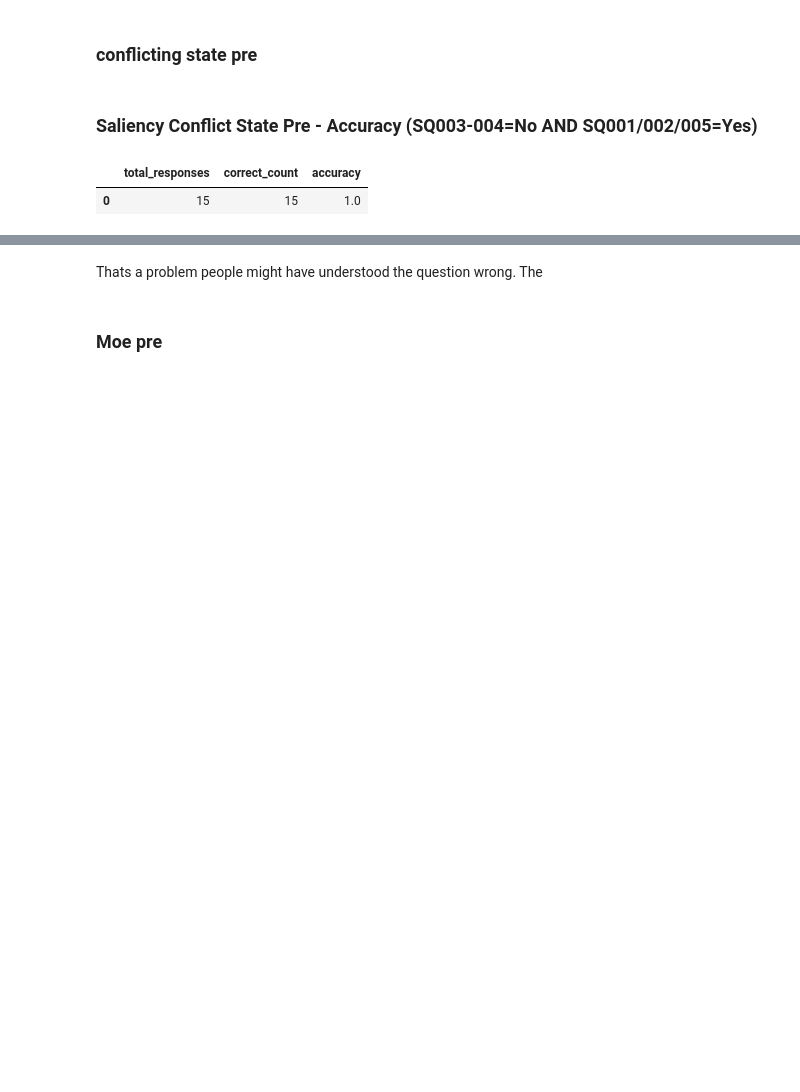
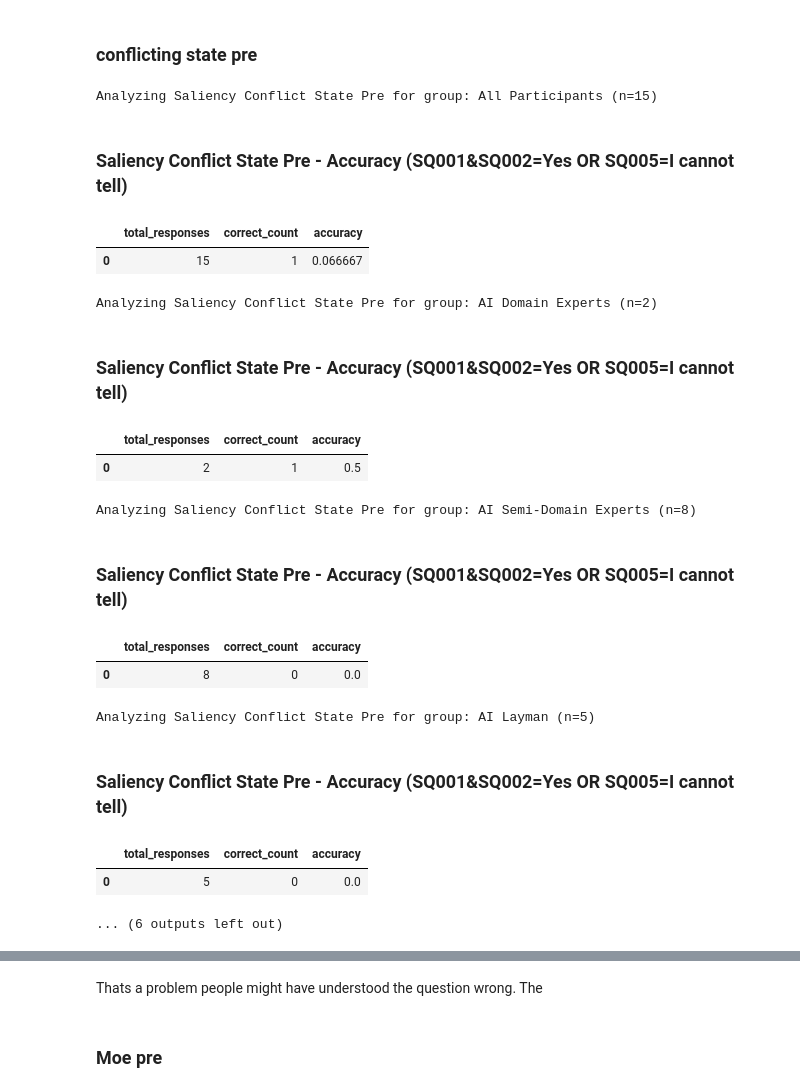
Before and after one commit to StefanHamm/surveyMasterThesis, a Jupyter notebook: survey_analysis.ipynb, the cells around one changed output, grey strips where cells are left out. Cells and saved outputs as stored; diff of their text form; code cells hidden in the pictures; blank space fills up the shorter version.

```diff
--- a/survey_analysis.ipynb
+++ b/survey_analysis.ipynb
@@ -146,3 +136,7 @@ groups = {
     "Aviation Semi-Domain Experts": AviationSemiDomainExperts,
     "Aviation Layman": AviationLayman,
 }
+
+# go over all groups if len == 0 remove them from the groups dict
+groups = {k: v for k, v in groups.items() if len(v) > 0}
+print("Groups after filtering empty ones:", list(groups.keys()))
@@ -830,9 +968,13 @@ def check_saliency_safe_state_pre(df, question_code):
         "accuracy": accuracy
     }])
 
-saliency_safe_state_pre_results = check_saliency_safe_state_pre(
-    df, question_pairs["mental_models"]["saliency_safe_state"]["pre"]
-)
-display(Markdown("### Saliency Safe State Pre - Accuracy (SQ001-005=No AND SQ006/007=Yes)"))
-display(saliency_safe_state_pre_results)
+
+for group_name, gdf in groups.items():
+    print(f"Analyzing Saliency Safe State Pre for group: {group_name} (n={len(gdf)})")
+
+    saliency_safe_state_pre_results = check_saliency_safe_state_pre(
+        gdf, question_pairs["mental_models"]["saliency_safe_state"]["pre"]
+    )
+    display(Markdown("### Saliency Safe State Pre - Accuracy (SQ001-005=No AND SQ006/007=Yes)"))
+    display(saliency_safe_state_pre_results)
 # %% [output]
@@ -842,55 +1018,69 @@ display(saliency_safe_state_pre_results)
 # %% [markdown]
 ### conflicting state pre
 # %%
-# There are subquestions SQ001 - SQ005 (Yes/No).
-# Correct pattern:
-# - SQ003 and SQ005 must be "No"
-# - At least one of SQ001 or SQ002 or SQ005 must be "Yes"
+# Correct if:
+# - SQ001 and SQ002 are both "Yes", OR
+# - SQ005 ("I cannot tell") is "Yes"
 
 def check_saliency_conflict_state_pre(df, question_code):
-    sq_main = [f"SQ{i:03d}" for i in range(3, 5)]   # aircraft 3..4
-    sq_valid = ["SQ001", "SQ002","SQ005"]
+    required_yes = [f"{question_code}[SQ001]", f"{question_code}[SQ002]"]
+    cannot_tell_col = f"{question_code}[SQ005]"
 
-    main_cols = [f"{question_code}[{sq}]" for sq in sq_main]
-    valid_cols = [f"{question_code}[{sq}]" for sq in sq_valid]
-    all_cols = main_cols + valid_cols
+    all_cols = required_yes + [cannot_tell_col]
+    existing_cols = [c for c in all_cols if c in df.columns]
 
-    existing_cols = [c for c in all_cols if c in df.columns]
     if not existing_cols:
         return pd.DataFrame([{
             "total_responses": 0,
             "correct_count": 0,
             "accuracy": np.nan
         }])
 
     data = df[existing_cols].apply(lambda s: s.astype(str).str.strip().str.lower())
 
-    # Respondent is counted if they answered at least one of these subquestions
     answered_any = df[existing_cols].notna().any(axis=1)
 
-    main_ok = data[main_cols].eq("no").all(axis=1)
-    valid_ok = data[valid_cols].eq("yes").any(axis=1)
+    both_yes = data[required_yes].eq("yes").all(axis=1)
+    cannot_tell = data[cannot_tell_col].eq("yes")
 
-    is_correct = answered_any & main_ok & valid_ok
+    is_correct = answered_any & (both_yes | cannot_tell)
 
     total_responses = int(answered_any.sum())
     correct_count = int(is_correct.sum())
     accuracy = correct_count / total_responses if total_responses > 0 else np.nan
 
     return pd.DataFrame([{
         "total_responses": total_responses,
         "correct_count": correct_count,
         "accuracy": accuracy
     }])
 
-saliency_conflict_state_pre_results = check_saliency_conflict_state_pre(
-    df, question_pairs["mental_models"]["saliency_conflict_state"]["pre"]
-)
-display(Markdown("### Saliency Conflict State Pre - Accuracy (SQ003-004=No AND SQ001/002/005=Yes)"))
-display(saliency_conflict_state_pre_results)
+
+for group_name, gdf in groups.items():
+    print(f"Analyzing Saliency Conflict State Pre for group: {group_name} (n={len(gdf)})")
+
+    saliency_conflict_state_pre_results = check_saliency_conflict_state_pre(
+        gdf, question_pairs["mental_models"]["saliency_conflict_state"]["pre"]
+    )
+    display(Markdown("### Saliency Conflict State Pre - Accuracy (SQ001&SQ002=Yes OR SQ005=I cannot tell)"))
+    display(saliency_conflict_state_pre_results)
 # %% [output]
+Analyzing Saliency Conflict State Pre for group: All Participants (n=15)
-### Saliency Conflict State Pre - Accuracy (SQ003-004=No AND SQ001/002/005=Yes)
+### Saliency Conflict State Pre - Accuracy (SQ001&SQ002=Yes OR SQ005=I cannot tell)
 |  | total_responses | correct_count | accuracy |
-| 0 | 15 | 15 | 1.0 |
+| 0 | 15 | 1 | 0.066667 |
+Analyzing Saliency Conflict State Pre for group: AI Domain Experts (n=2)
+### Saliency Conflict State Pre - Accuracy (SQ001&SQ002=Yes OR SQ005=I cannot tell)
+|  | total_responses | correct_count | accuracy |
+| 0 | 2 | 1 | 0.5 |
+Analyzing Saliency Conflict State Pre for group: AI Semi-Domain Experts (n=8)
+### Saliency Conflict State Pre - Accuracy (SQ001&SQ002=Yes OR SQ005=I cannot tell)
+|  | total_responses | correct_count | accuracy |
+| 0 | 8 | 0 | 0.0 |
+Analyzing Saliency Conflict State Pre for group: AI Layman (n=5)
+### Saliency Conflict State Pre - Accuracy (SQ001&SQ002=Yes OR SQ005=I cannot tell)
+|  | total_responses | correct_count | accuracy |
+| 0 | 5 | 0 | 0.0 |
+... (6 outputs left out)
 # %%
 # Should be no since there is no highligh on the visualization. participants might have been confused by the question and thought they should answer based on their understanding of the scene instead of the visualization.
```
Also changed, not shown: parts of 21 cells of this notebook.
